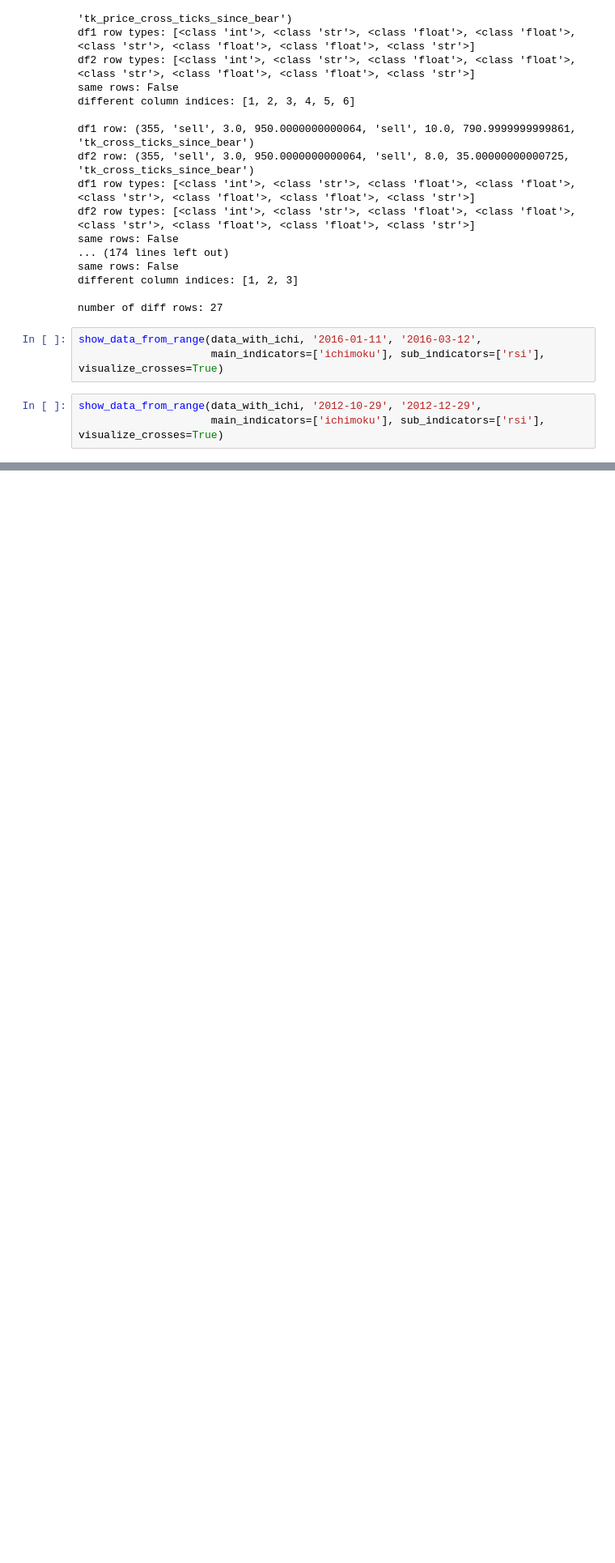
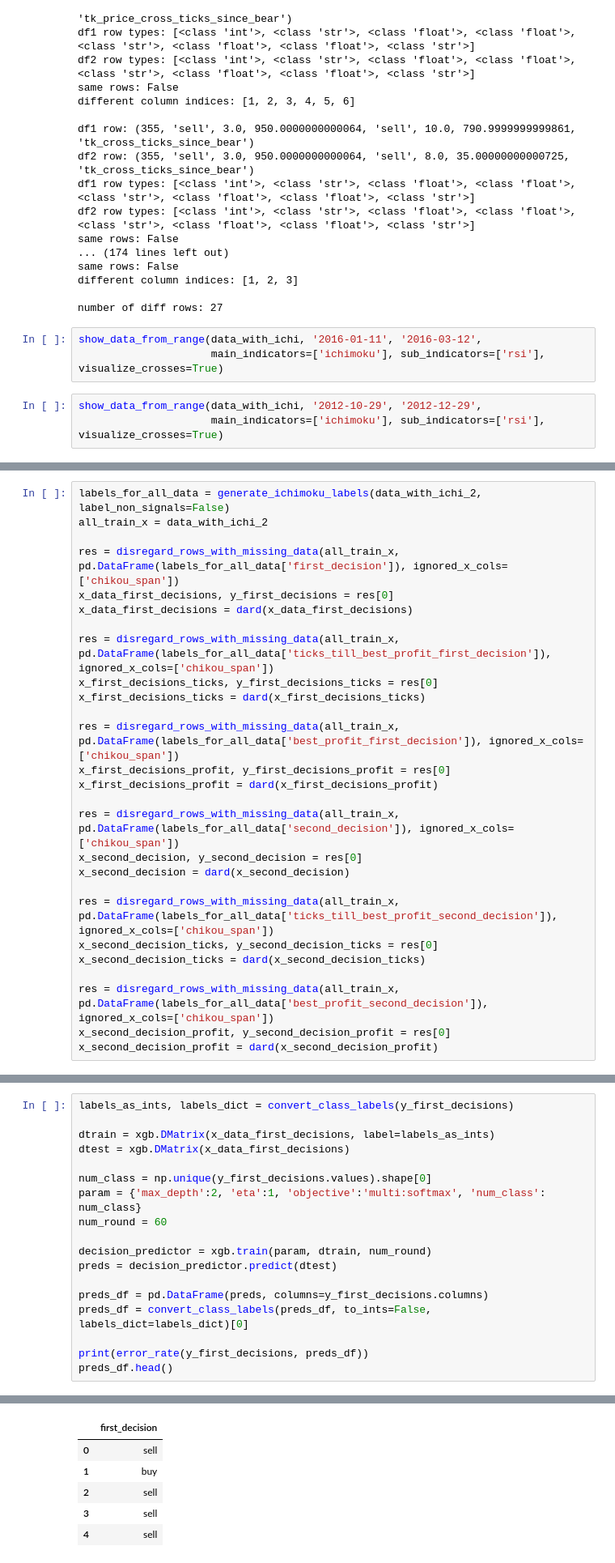
Before and after one commit to 2nsobi/ForexMachine, a Jupyter notebook: notebooks/get_ichimoku_signals.ipynb, the cells around one changed output, grey strips where cells are left out. Shown: that part at 81% size. Drawn from its saved outputs; the diff is of its cells as text; blank space fills up the shorter version.

```diff
--- a/notebooks/get_ichimoku_signals.ipynb
+++ b/notebooks/get_ichimoku_signals.ipynb
@@ -1487,0 +1610,27 @@ show_data_from_range(data_with_ichi, '2012-10-29', '2012-12-29',
+# %%
+labels_for_all_data = generate_ichimoku_labels(data_with_ichi_2, label_non_signals=False)
+all_train_x = data_with_ichi_2
+
+res = disregard_rows_with_missing_data(all_train_x, pd.DataFrame(labels_for_all_data['first_decision']), ignored_x_cols=['chikou_span'])
+x_data_first_decisions, y_first_decisions = res[0]
+x_data_first_decisions = dard(x_data_first_decisions)
+
+res = disregard_rows_with_missing_data(all_train_x, pd.DataFrame(labels_for_all_data['ticks_till_best_profit_first_decision']), ignored_x_cols=['chikou_span'])
+x_first_decisions_ticks, y_first_decisions_ticks = res[0]
+x_first_decisions_ticks = dard(x_first_decisions_ticks)
+
+res = disregard_rows_with_missing_data(all_train_x, pd.DataFrame(labels_for_all_data['best_profit_first_decision']), ignored_x_cols=['chikou_span'])
+x_first_decisions_profit, y_first_decisions_profit = res[0]
+x_first_decisions_profit = dard(x_first_decisions_profit)
+
+res = disregard_rows_with_missing_data(all_train_x, pd.DataFrame(labels_for_all_data['second_decision']), ignored_x_cols=['chikou_span'])
+x_second_decision, y_second_decision = res[0]
+x_second_decision = dard(x_second_decision)
+
+res = disregard_rows_with_missing_data(all_train_x, pd.DataFrame(labels_for_all_data['ticks_till_best_profit_second_decision']), ignored_x_cols=['chikou_span'])
+x_second_decision_ticks, y_second_decision_ticks = res[0]
+x_second_decision_ticks = dard(x_second_decision_ticks)
+
+res = disregard_rows_with_missing_data(all_train_x, pd.DataFrame(labels_for_all_data['best_profit_second_decision']), ignored_x_cols=['chikou_span'])
+x_second_decision_profit, y_second_decision_profit = res[0]
+x_second_decision_profit = dard(x_second_decision_profit)
@@ -1487,0 +1641,19 @@ show_data_from_range(data_with_ichi, '2012-10-29', '2012-12-29',
+# %%
+labels_as_ints, labels_dict = convert_class_labels(y_first_decisions)
+
+dtrain = xgb.DMatrix(x_data_first_decisions, label=labels_as_ints)
+dtest = xgb.DMatrix(x_data_first_decisions)
+
+num_class = np.unique(y_first_decisions.values).shape[0]
+param = {'max_depth':2, 'eta':1, 'objective':'multi:softmax', 'num_class': num_class}
+num_round = 60
+
+decision_predictor = xgb.train(param, dtrain, num_round)
+preds = decision_predictor.predict(dtest)
+
+preds_df = pd.DataFrame(preds, columns=y_first_decisions.columns)
+preds_df = convert_class_labels(preds_df, to_ints=False, labels_dict=labels_dict)[0]
+
+print(error_rate(y_first_decisions, preds_df))
+preds_df.head()
+# %% [output]
@@ -1487,0 +1662,6 @@ show_data_from_range(data_with_ichi, '2012-10-29', '2012-12-29',
+|  | first_decision |
+| 0 | sell |
+| 1 | buy |
+| 2 | sell |
+| 3 | sell |
+| 4 | sell |
```
Also changed, not shown: parts of 25 cells of this notebook.
